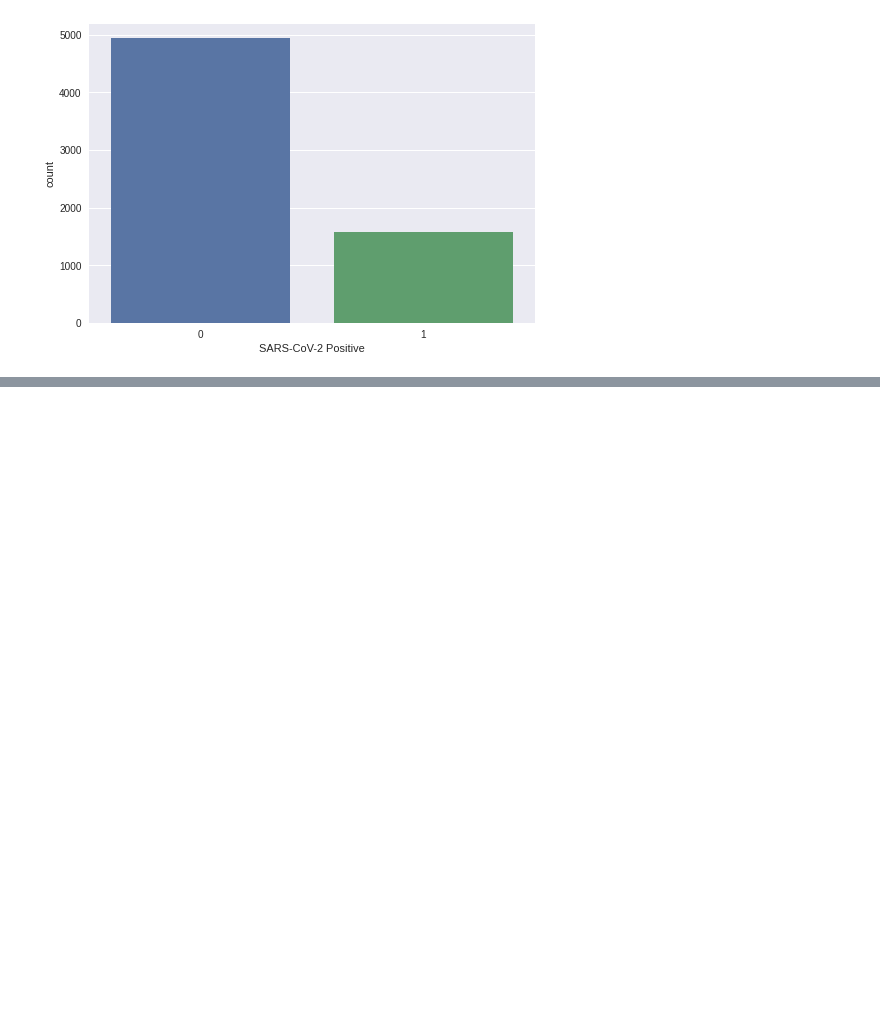
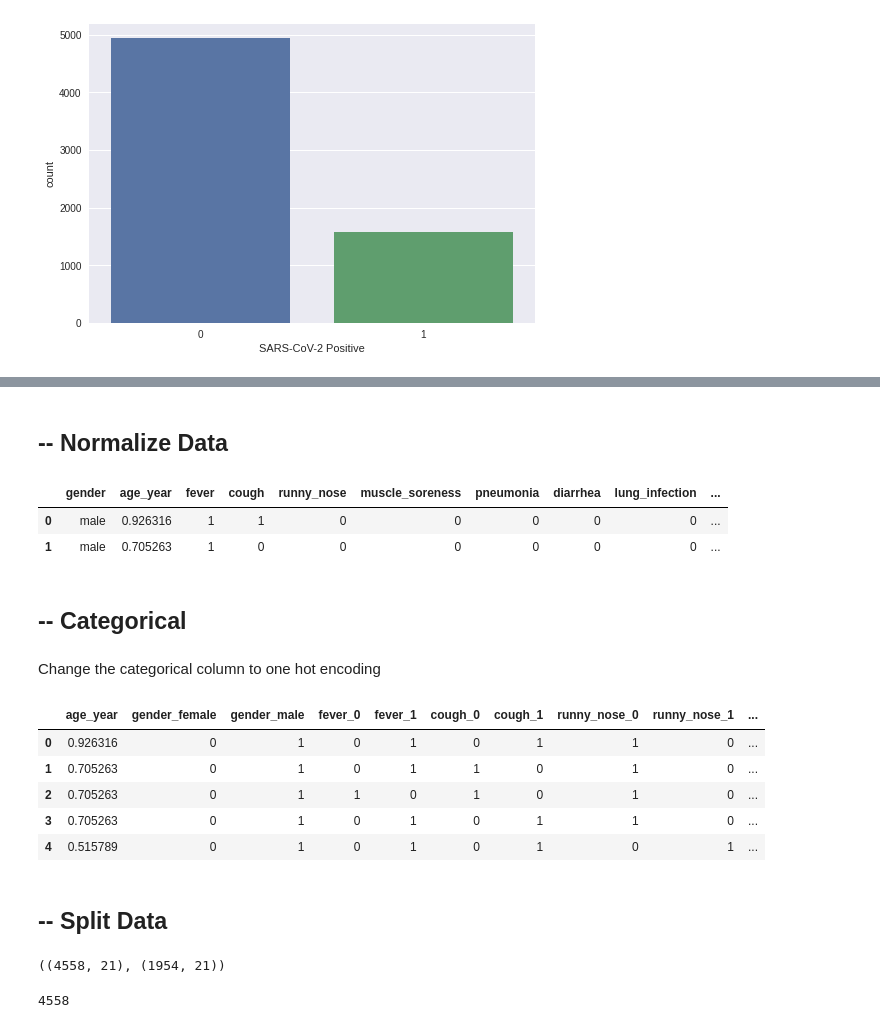
Before and after one commit to DocBot-Bangkit-2021/DocBot-MachineLearningModels, a Jupyter notebook: Covid-19/Covid19_Baseline_Model.ipynb, the cells around one changed output, grey strips where cells are left out. Drawn from its saved outputs; the diff is of its cells as text; code cells hidden in the pictures; blank space fills up the shorter version.

Commit message:
Add additional comments and preprocessing data Covid19_Baseline_Model.ipynb

```diff
--- a/Covid-19/Covid19_Baseline_Model.ipynb
+++ b/Covid-19/Covid19_Baseline_Model.ipynb
@@ -292,0 +308,8 @@ Name: SARS-CoV-2 Positive, dtype: int64
+# %%
+features = df.drop(columns=['SARS-CoV-2 Positive'])
+label = df['SARS-CoV-2 Positive']
+
+print(features.shape)
+print(label.shape)
+
+features.columns, label.name
@@ -292,0 +350,6 @@ Name: SARS-CoV-2 Positive, dtype: int64
+# %%
+col_cat_features = ['gender', 'fever', 'cough', 'runny_nose', 'muscle_soreness',
+       'pneumonia', 'diarrhea', 'lung_infection', 'travel_history',
+       'isolation_treatment']
+
+features[col_cat_features] = features[col_cat_features].astype('category')
@@ -292,0 +377,2 @@ Name: SARS-CoV-2 Positive, dtype: int64
+# %% [markdown]
+## -- Normalize Data
@@ -292,0 +381,27 @@ Name: SARS-CoV-2 Positive, dtype: int64
+# %%
+mx = MinMaxScaler()
+# %%
+features['age_year'] = mx.fit_transform(features[['age_year']])
+features.head(2)
+# %% [output]
+|  | gender | age_year | fever | cough | runny_nose | muscle_soreness | pneumonia | diarrhea | lung_infection | ... |
+| 0 | male | 0.926316 | 1 | 1 | 0 | 0 | 0 | 0 | 0 | ... |
+| 1 | male | 0.705263 | 1 | 0 | 0 | 0 | 0 | 0 | 0 | ... |
+# %% [markdown]
+## -- Categorical
+# %% [markdown]
+Change the categorical column to one hot encoding
+# %%
+features_cat = pd.get_dummies(features[col_cat_features])
+features = pd.concat([features, features_cat], axis = 1)
+features = features.drop(columns = col_cat_features)
+features.head()
+# %% [output]
+|  | age_year | gender_female | gender_male | fever_0 | fever_1 | cough_0 | cough_1 | runny_nose_0 | runny_nose_1 | ... |
+| 0 | 0.926316 | 0 | 1 | 0 | 1 | 0 | 1 | 1 | 0 | ... |
+| 1 | 0.705263 | 0 | 1 | 0 | 1 | 1 | 0 | 1 | 0 | ... |
+| 2 | 0.705263 | 0 | 1 | 1 | 0 | 1 | 0 | 1 | 0 | ... |
+| 3 | 0.705263 | 0 | 1 | 0 | 1 | 0 | 1 | 1 | 0 | ... |
+| 4 | 0.515789 | 0 | 1 | 0 | 1 | 0 | 1 | 0 | 1 | ... |
+# %% [markdown]
+## -- Split Data
@@ -292,0 +413,8 @@ Name: SARS-CoV-2 Positive, dtype: int64
+# %%
+X_train.shape, X_validate.shape
+# %% [output]
+((4558, 21), (1954, 21))
+# %%
+y_train.count()
+# %% [output]
+4558
```
Also changed, not shown: parts of 24 cells of this notebook.
